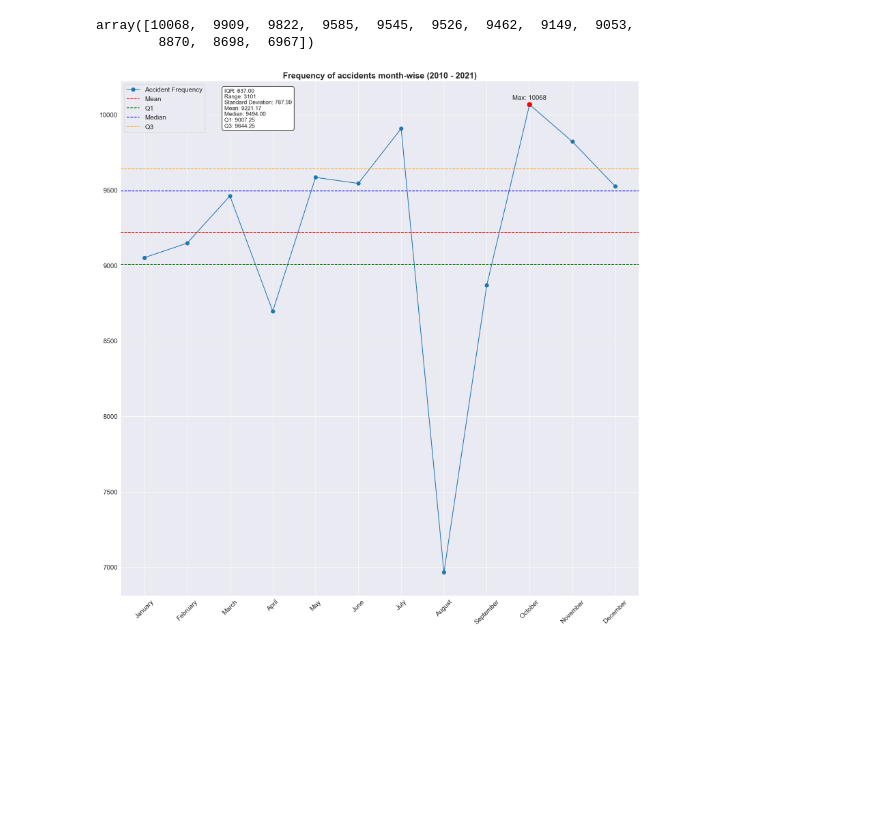
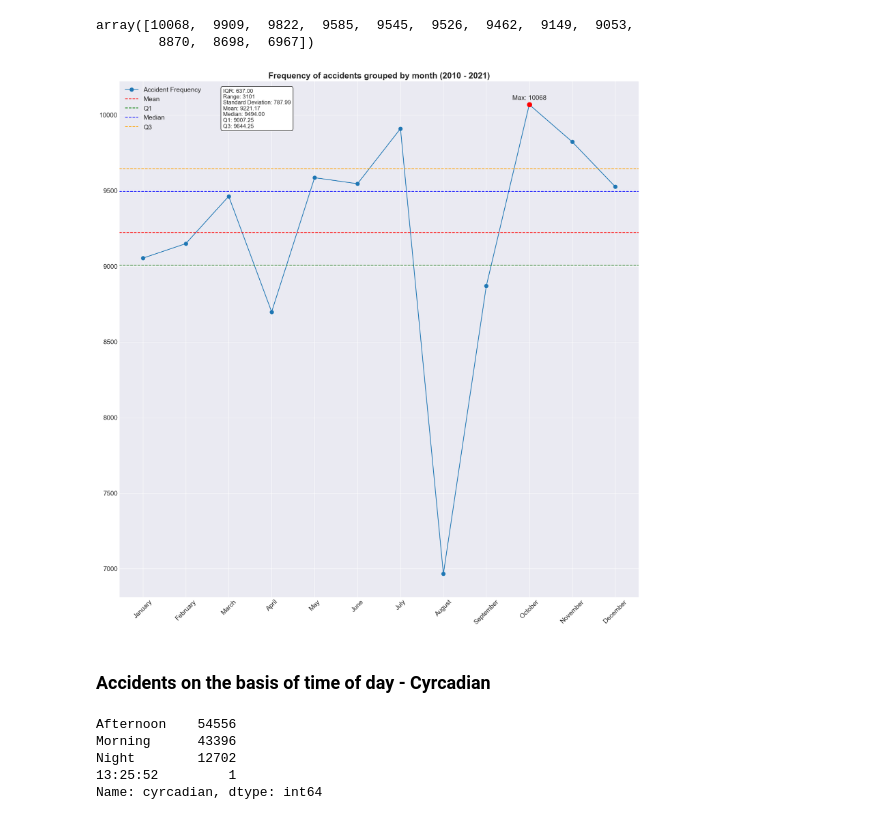
Before and after one commit to Lfg2st/uber-global-hackathon-barcelona-data-analysis, a Jupyter notebook: Final_submission/main.ipynb, the cells around one changed output. Cells and saved outputs as stored; diff of their text form; code cells hidden in the pictures; blank space fills up the shorter version.

```diff
--- a/Final_submission/main.ipynb
+++ b/Final_submission/main.ipynb
@@ -625,32 +638,42 @@ ax.axhline(mean_value, color='red', linestyle='--', label='Mean')
 ax.axhline(q1_value, color='green', linestyle='--', label='Q1')
 ax.axhline(median_value, color='blue', linestyle='--', label='Median')
 ax.axhline(q3_value, color='orange', linestyle='--', label='Q3')
 
 # Circle the point at the maximum value
 max_months = unique_months[np.argmax(freq_months)]
 max_freq = max(freq_months)
 ax.scatter(max_months, max_freq, c='red', s=100, zorder=5)
 ax.annotate(f'Max: {max_freq}', (max_months, max_freq), textcoords="offset points", xytext=(0, 10), ha='center')
 
 # Add legend
 ax.legend()
 
 # Add a title with custom font properties
-ax.set_title("Frequency of accidents month-wise (2010 - 2021)", fontsize=18, fontweight='bold')
+ax.set_title("Frequency of accidents grouped by month (2010 - 2021)", fontsize=18, fontweight='bold')
 
 # Rotate x-axis labels for better readability
 ax.set_xticklabels(labels=unique_months, rotation=45)
 
 # Customize the font for the chart
 plt.rcParams['font.size'] = 14
 
 # Generate a callout box
 callout_text = f"IQR: {iqr_value:.2f}\nRange: {range_value}\nStandard Deviation: {std_deviation:.2f}\nMean: {mean_value:.2f}\nMedian: {median_value:.2f}\nQ1: {q1_value:.2f}\nQ3: {q3_value:.2f}"
 
 ax.annotate(callout_text, xy=(0.2, 0.91), xycoords='axes fraction', bbox=dict(boxstyle="round,pad=0.4", edgecolor="black", facecolor="white"), fontsize=12)
 
 # Show the plot
 plt.show()
 fig.savefig('freq_of_accidents_district_wise_bar.png')
 # %% [output]
-[figure, old version]
+[figure, new version]
+# %% [markdown]
+### Accidents on the basis of time of day - Cyrcadian
+# %%
+df_accidents_updated['cyrcadian'].value_counts()
+# %% [output]
+Afternoon    54556
+Morning      43396
+Night        12702
+13:25:52         1
+Name: cyrcadian, dtype: int64
```
Also changed, not shown: parts of 20 cells of this notebook, 58 other files.
